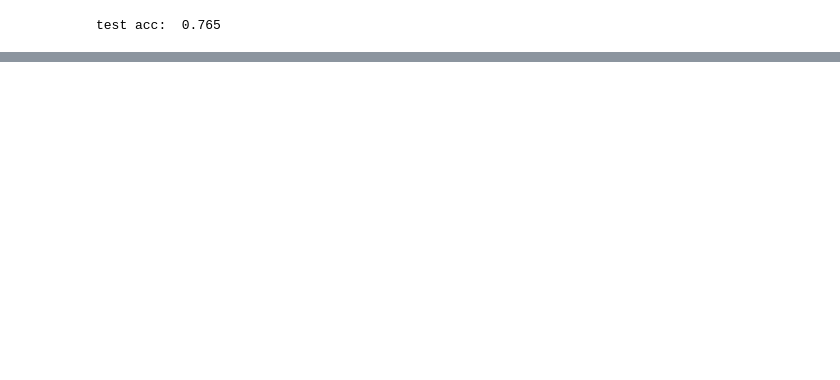
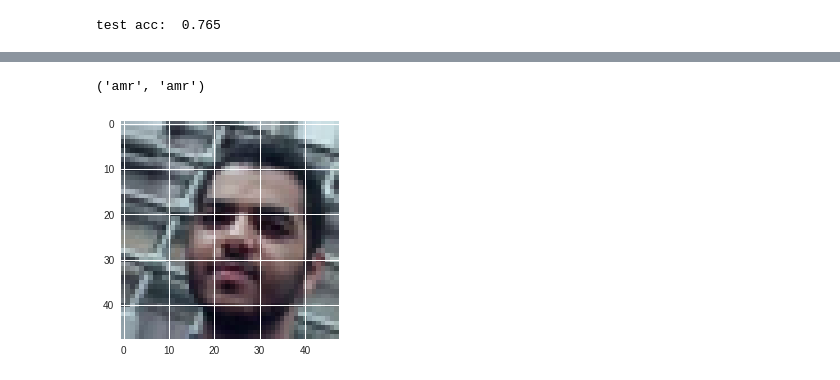
Before and after one commit to MahmoudFarouq/faceVerification, a Jupyter notebook: CNN_ResNet.ipynb, the cells around one changed output, grey strips where cells are left out. Saved outputs shown, nothing was run; the diff lists cells and outputs as text; code cells hidden in the pictures; blank space fills up the shorter version.

```diff
--- a/CNN_ResNet.ipynb
+++ b/CNN_ResNet.ipynb
@@ -191,0 +237,7 @@ test acc:  0.765
+# %%
+index = np.random.randint(0, 800)
+plt.imshow(X_train[index].reshape(48, 48, 3))
+names[np.argmax(model.predict(X_train[index].reshape(1, 48, 48, 3)))], names[np.argmax(y_train[index])]
+# %% [output]
+('amr', 'amr')
+[figure, added]
```
Also changed, not shown: parts of 11 cells of this notebook.
